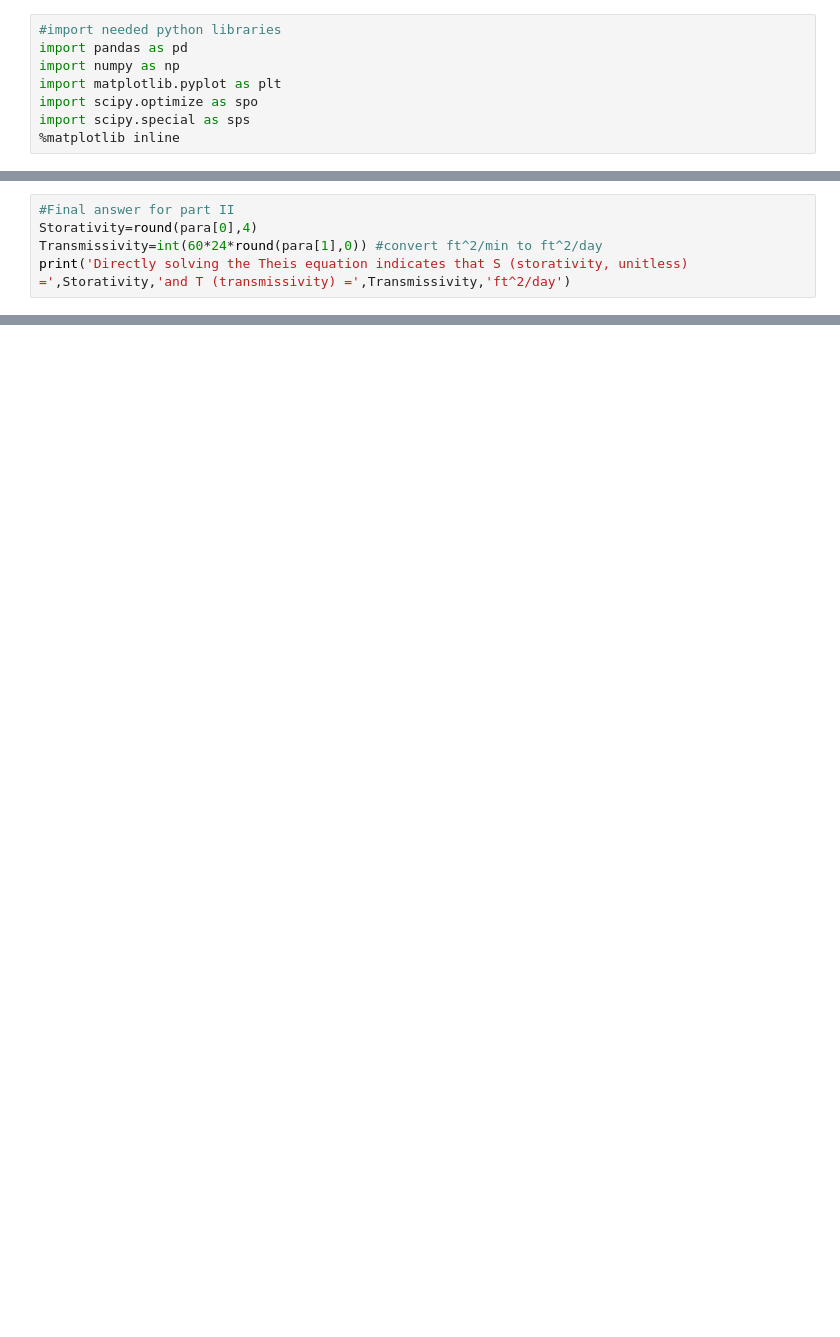
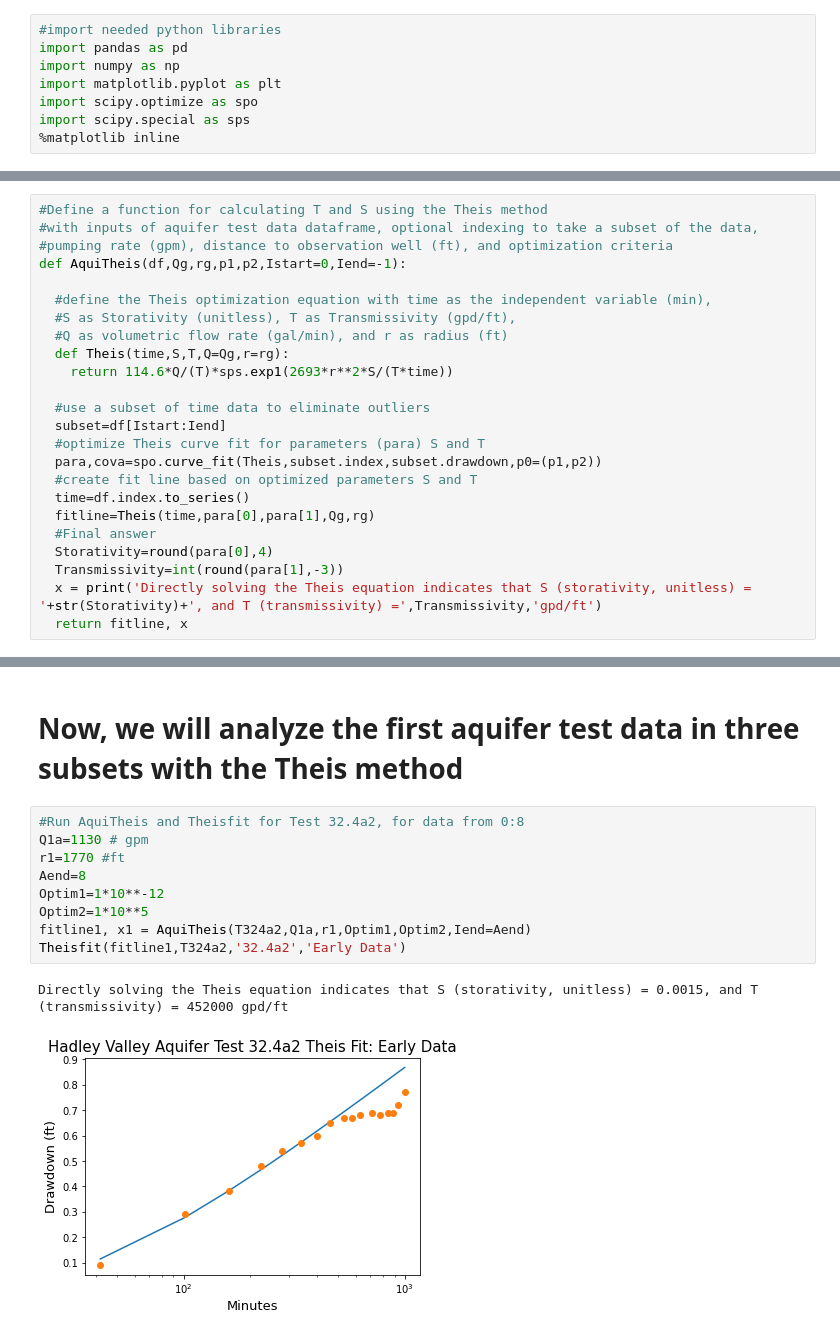
Before and after one commit to dbabrams/ShallowDolomite_Group, a Jupyter notebook: Project_Aquifer_Test_Analysis.ipynb, the cells around one changed output, grey strips where cells are left out. Drawn from its saved outputs; the diff is of its cells as text; blank space fills up the shorter version.

```diff
--- a/Project_Aquifer_Test_Analysis.ipynb
+++ b/Project_Aquifer_Test_Analysis.ipynb
@@ -95,5 +8,0 @@ plt.show()
-# %%
-#Final answer for part II
-Storativity=round(para[0],4)
-Transmissivity=int(60*24*round(para[1],0)) #convert ft^2/min to ft^2/day
-print('Directly solving the Theis equation indicates that S (storativity, unitless) =',Storativity,'and T (transmissivity) =',Transmissivity,'ft^2/day')
@@ -191,0 +55,24 @@ To completely answer this question would require analysis of how long it would t
+# %%
+#Define a function for calculating T and S using the Theis method
+#with inputs of aquifer test data dataframe, optional indexing to take a subset of the data,
+#pumping rate (gpm), distance to observation well (ft), and optimization criteria
+def AquiTheis(df,Qg,rg,p1,p2,Istart=0,Iend=-1):
+
+  #define the Theis optimization equation with time as the independent variable (min),
+  #S as Storativity (unitless), T as Transmissivity (gpd/ft),
+  #Q as volumetric flow rate (gal/min), and r as radius (ft)
+  def Theis(time,S,T,Q=Qg,r=rg):
+    return 114.6*Q/(T)*sps.exp1(2693*r**2*S/(T*time))
+
+  #use a subset of time data to eliminate outliers
+  subset=df[Istart:Iend]
+  #optimize Theis curve fit for parameters (para) S and T
+  para,cova=spo.curve_fit(Theis,subset.index,subset.drawdown,p0=(p1,p2))
+  #create fit line based on optimized parameters S and T
+  time=df.index.to_series()
+  fitline=Theis(time,para[0],para[1],Qg,rg)
+  #Final answer
+  Storativity=round(para[0],4)
+  Transmissivity=int(round(para[1],-3))
+  x = print('Directly solving the Theis equation indicates that S (storativity, unitless) = '+str(Storativity)+', and T (transmissivity) =',Transmissivity,'gpd/ft')
+  return fitline, x
@@ -191,0 +122,14 @@ To completely answer this question would require analysis of how long it would t
+# %% [markdown]
+# Now, we will analyze the first aquifer test data in three subsets with the Theis method
+# %%
+#Run AquiTheis and Theisfit for Test 32.4a2, for data from 0:8
+Q1a=1130 # gpm
+r1=1770 #ft
+Aend=8
+Optim1=1*10**-12
+Optim2=1*10**5
+fitline1, x1 = AquiTheis(T324a2,Q1a,r1,Optim1,Optim2,Iend=Aend)
+Theisfit(fitline1,T324a2,'32.4a2','Early Data')
+# %% [output]
+Directly solving the Theis equation indicates that S (storativity, unitless) = 0.0015, and T (transmissivity) = 452000 gpd/ft
+[figure, added]
```
Also changed, not shown: parts of 42 cells of this notebook.
